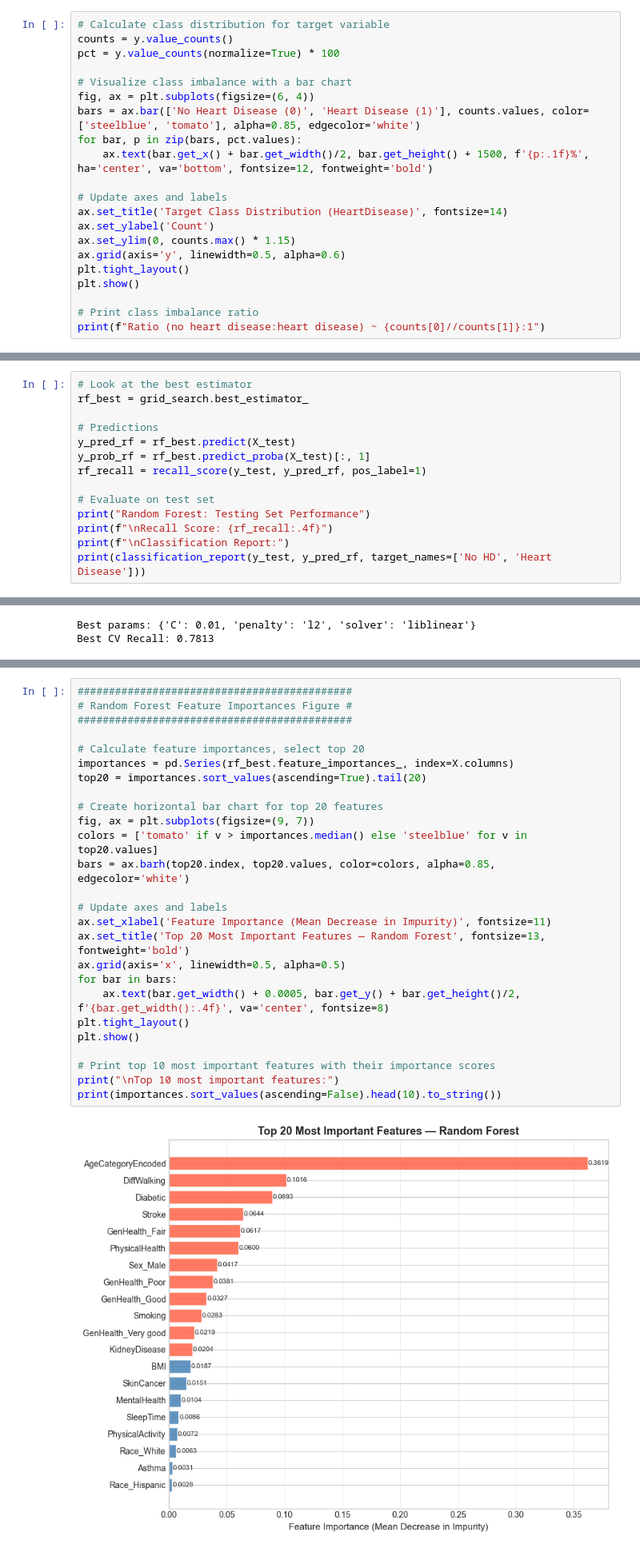
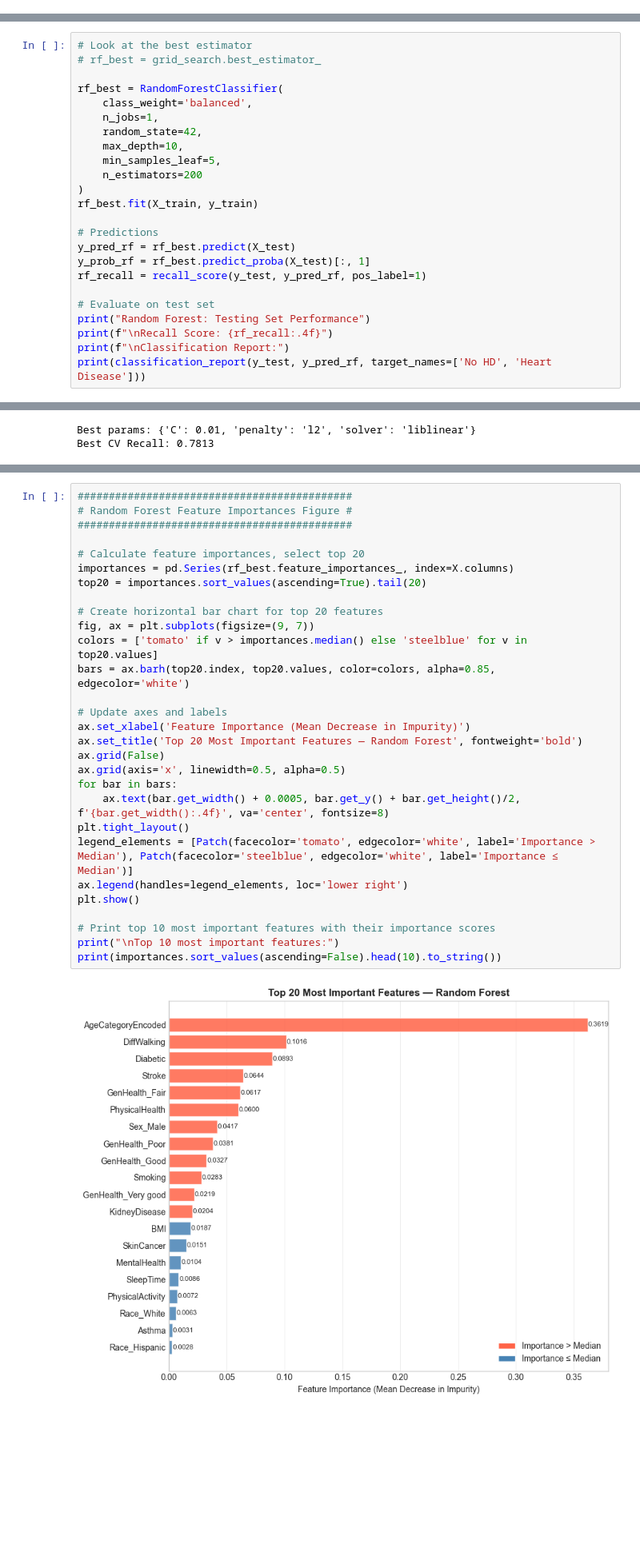
Before and after one commit to TeganHakim/heart-disease-prediction-analysis, a Jupyter notebook: final_project.ipynb, the cells around one changed output, grey strips where cells are left out. Shown at 80% size. Cells and saved outputs as stored; diff of their text form; blank space fills up the shorter version.

```diff
--- a/final_project.ipynb
+++ b/final_project.ipynb
@@ -400,21 +454,0 @@ A critical concern in medical classification tasks is **class imbalance**. Let's
-# %%
-# Calculate class distribution for target variable
-counts = y.value_counts()
-pct = y.value_counts(normalize=True) * 100
-
-# Visualize class imbalance with a bar chart
-fig, ax = plt.subplots(figsize=(6, 4))
-bars = ax.bar(['No Heart Disease (0)', 'Heart Disease (1)'], counts.values, color=['steelblue', 'tomato'], alpha=0.85, edgecolor='white')
-for bar, p in zip(bars, pct.values):
-    ax.text(bar.get_x() + bar.get_width()/2, bar.get_height() + 1500, f'{p:.1f}%', ha='center', va='bottom', fontsize=12, fontweight='bold')
-
-# Update axes and labels
-ax.set_title('Target Class Distribution (HeartDisease)', fontsize=14)
-ax.set_ylabel('Count')
-ax.set_ylim(0, counts.max() * 1.15)
-ax.grid(axis='y', linewidth=0.5, alpha=0.6)
-plt.tight_layout()
-plt.show()
-
-# Print class imbalance ratio
-print(f"Ratio (no heart disease:heart disease) ~ {counts[0]//counts[1]}:1")
@@ -555,6 +588,16 @@ Best CV recall:  0.7972
 # %%
 # Look at the best estimator
-rf_best = grid_search.best_estimator_
+# rf_best = grid_search.best_estimator_
+
+rf_best = RandomForestClassifier(
+    class_weight='balanced',
+    n_jobs=1,
+    random_state=42,
+    max_depth=10,
+    min_samples_leaf=5,
+    n_estimators=200
+)
+rf_best.fit(X_train, y_train)
 
 # Predictions
 y_pred_rf = rf_best.predict(X_test)
@@ -709,31 +776,34 @@ Now that we have trained and evaluated both models, we present a comprehensive s
 # %%
 ############################################
 # Random Forest Feature Importances Figure #
 ############################################
 
 # Calculate feature importances, select top 20
 importances = pd.Series(rf_best.feature_importances_, index=X.columns)
 top20 = importances.sort_values(ascending=True).tail(20)
 
 # Create horizontal bar chart for top 20 features
 fig, ax = plt.subplots(figsize=(9, 7))
 colors = ['tomato' if v > importances.median() else 'steelblue' for v in top20.values]
 bars = ax.barh(top20.index, top20.values, color=colors, alpha=0.85, edgecolor='white')
 
 # Update axes and labels
-ax.set_xlabel('Feature Importance (Mean Decrease in Impurity)', fontsize=11)
-ax.set_title('Top 20 Most Important Features — Random Forest', fontsize=13, fontweight='bold')
+ax.set_xlabel('Feature Importance (Mean Decrease in Impurity)')
+ax.set_title('Top 20 Most Important Features — Random Forest', fontweight='bold')
+ax.grid(False)
 ax.grid(axis='x', linewidth=0.5, alpha=0.5)
 for bar in bars:
     ax.text(bar.get_width() + 0.0005, bar.get_y() + bar.get_height()/2, f'{bar.get_width():.4f}', va='center', fontsize=8)
 plt.tight_layout()
+legend_elements = [Patch(facecolor='tomato', edgecolor='white', label='Importance > Median'), Patch(facecolor='steelblue', edgecolor='white', label='Importance ≤ Median')]
+ax.legend(handles=legend_elements, loc='lower right')
 plt.show()
 
 # Print top 10 most important features with their importance scores
 print("\nTop 10 most important features:")
 print(importances.sort_values(ascending=False).head(10).to_string())
 # %% [output]
-[figure, old version]
+[figure, new version]
 Top 10 most important features:
 AgeCategoryEncoded    0.361930
 DiffWalking           0.101573
```
Also changed, not shown: parts of 58 cells of this notebook.
